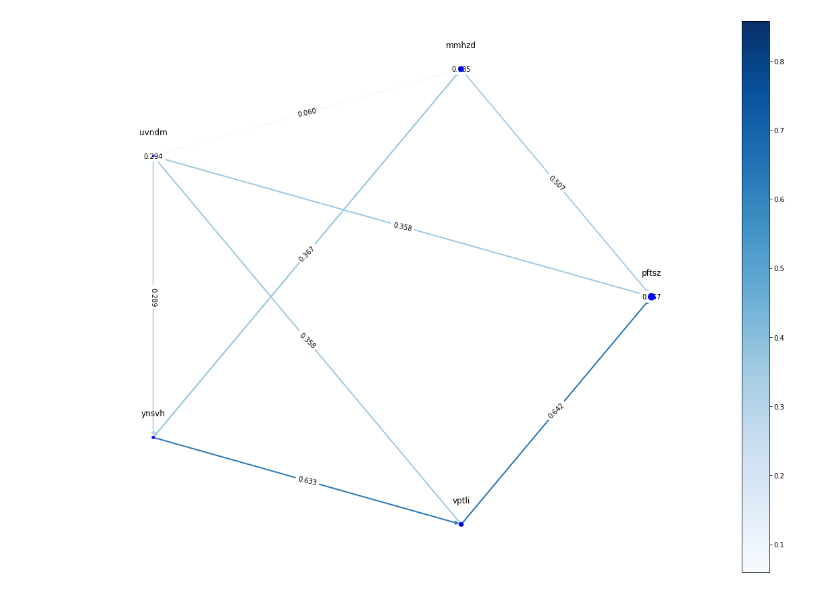
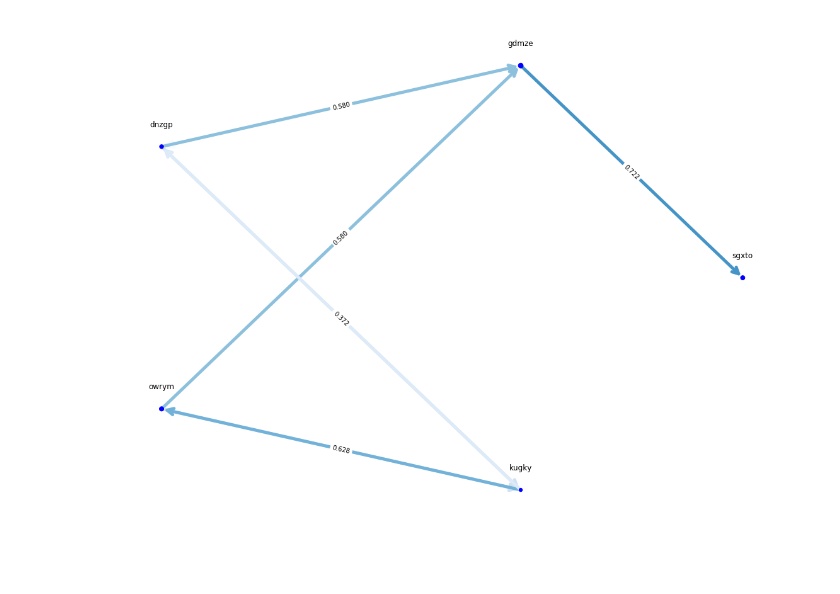
Before and after one commit to unconst/BitTensor, a Jupyter notebook: Visualization Testing.ipynb, the cells around one changed output. Drawn from its saved outputs; the diff is of its cells as text; code cells hidden in the pictures; blank space fills up the shorter version.

Commit message:
tensorboard metagraph state plotting

```diff
--- a/Visualization Testing.ipynb
+++ b/Visualization Testing.ipynb
@@ -72,57 +69,70 @@ from __future__ import division
 import matplotlib as mpl
 import matplotlib.pyplot as plt
 import networkx as nx
+import numpy
+import time
 
-G = nx.DiGraph()
+fig = plt.figure(figsize=(20,15))
+ax = plt.gca()
 
-node_sizes = []
-node_labels = {}
-for node in b_nodes:
-    G.add_node(node.identity)
-    node_sizes.append(node.stake)
-    node_labels[node.identity] = str(node.identity)
+def update():
+    ax.clear()
 
-edge_colors = []
-edge_alphas = []
-edge_labels = {}
-for node in b_nodes:
-    for edge in node.edges:
-        G.add_edge(node.identity, edge[0])
-        edge_colors.append(edge[1])
-        edge_alphas.append(edge[1])
-        edge_labels[(node.identity, edge[0])] = "%.3f" % edge[1]
+    G = nx.DiGraph()
+    b_nodes = random_metagraph(5)
+    total_stake = sum([node.stake for node in b_nodes])
 
-#print (edge_labels)
-#print (G.edges())
+    node_sizes = []
+    node_labels = {}
+    for node in b_nodes:
+        G.add_node(node.identity)
+        node_sizes.append(25 + 100 * (node.stake/total_stake))
+        node_labels[node.identity] = str(node.identity)
 
-plt.figure(figsize=(20,15))
+    edge_colors = {}
+    edge_alphas = []
+    edge_labels = {}
+    i = 0
+    for node in b_nodes:
+        for edge in node.edges:
+            if (node.identity, edge[0]) not in edge_labels:
+                G.add_edge(node.identity,edge[0])
+                edge_colors[(node.identity, edge[0])] = edge[1]
+                edge_alphas.append(1)
+                if node.identity != edge[0]:
+                    edge_labels[(node.identity, edge[0])] = "%.3f" % edge[1]
+                else:
+                    edge_labels[(node.identity, edge[0])] = ""
 
-pos = nx.layout.circular_layout(G)
-nodes = nx.draw_networkx_nodes(G, pos, node_size=node_sizes, node_color='blue')
-edges = nx.draw_networkx_edges(G, pos, node_size=node_sizes, arrowstyle='->',
-                               arrowsize=10, edge_color=edge_colors, edge_cmap=plt.cm.Blues, width=2)
+    for u,v,d in G.edges(data=True):
+        d['weight'] = edge_colors[(u,v)]
+    edges,weights = zip(*nx.get_edge_attributes(G,'weight').items())
+
+    pos = nx.layout.circular_layout(G)
+    nodes = nx.draw_networkx_nodes(G, pos, node_size=node_sizes, node_color='blue')
+    edges = nx.draw_networkx_edges(G, pos, node_size=node_sizes, arrowstyle='->',
+                                  arrowsize=25, edge_color=weights, edge_cmap=plt.cm.Blues, width=5)
+
+    edge_labels = nx.draw_networkx_edge_labels(G, pos, edge_labels=edge_labels, with_labels = True)
 
 
-edge_labels = nx.draw_networkx_edge_labels(G, pos, edge_labels=edge_labels, with_labels = True)
+    for node in b_nodes:
+        pos[node.identity] = pos[node.identity] + numpy.array([0, 0.1])
+    labels = nx.draw_networkx_labels(G, pos, node_labels)
 
-import numpy
-print (pos)
+    ax.set_axis_off()
 
-for node in b_nodes:
-    pos[node.identity] = pos[node.identity] + numpy.array([0, 0.1])
-labels = nx.draw_networkx_labels(G, pos, node_labels)
+#plt.show()
+for _ in range(3):
+    update()
+    plt.draw()
+    plt.pause(1)
+    plt.clf()
 
-
-# set alpha value for each edge
-for i in range(len(b_nodes)):
-    edges[i].set_alpha(edge_alphas[i])
-
-
-pc = mpl.collections.PatchCollection(edges, cmap=plt.cm.Blues)
-pc.set_array(edge_colors)
-plt.colorbar(pc)
-
-ax = plt.gca()
-ax.set_axis_off()
-plt.show()
+#     update()
+# #ani = matplotlib.animation.FuncAnimation(fig, update, frames=6, interval=1000, repeat=True)
+# plt.show()
+# time.sleep(2)
+# update()
+# plt.show()
 # %% [output]
@@ -130 +144 @@ plt.show()
-[figure, old version]
+[figure, new version]
```
Also changed, not shown: parts of 4 cells of this notebook, 5 other files.
